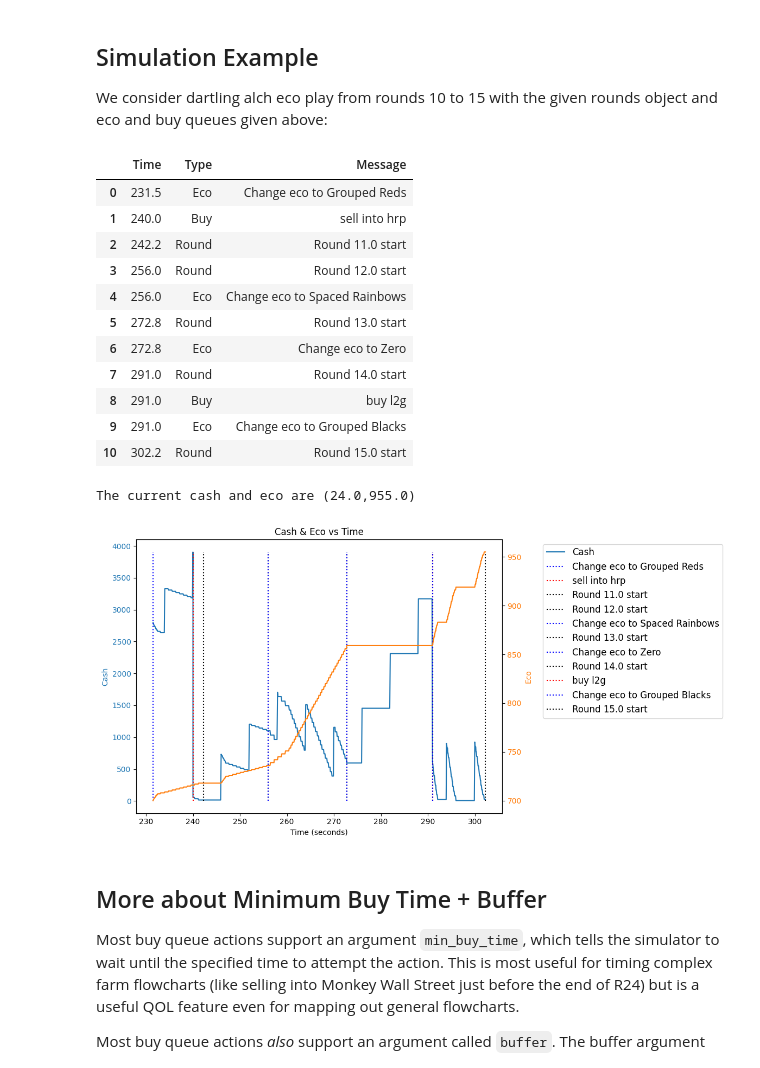
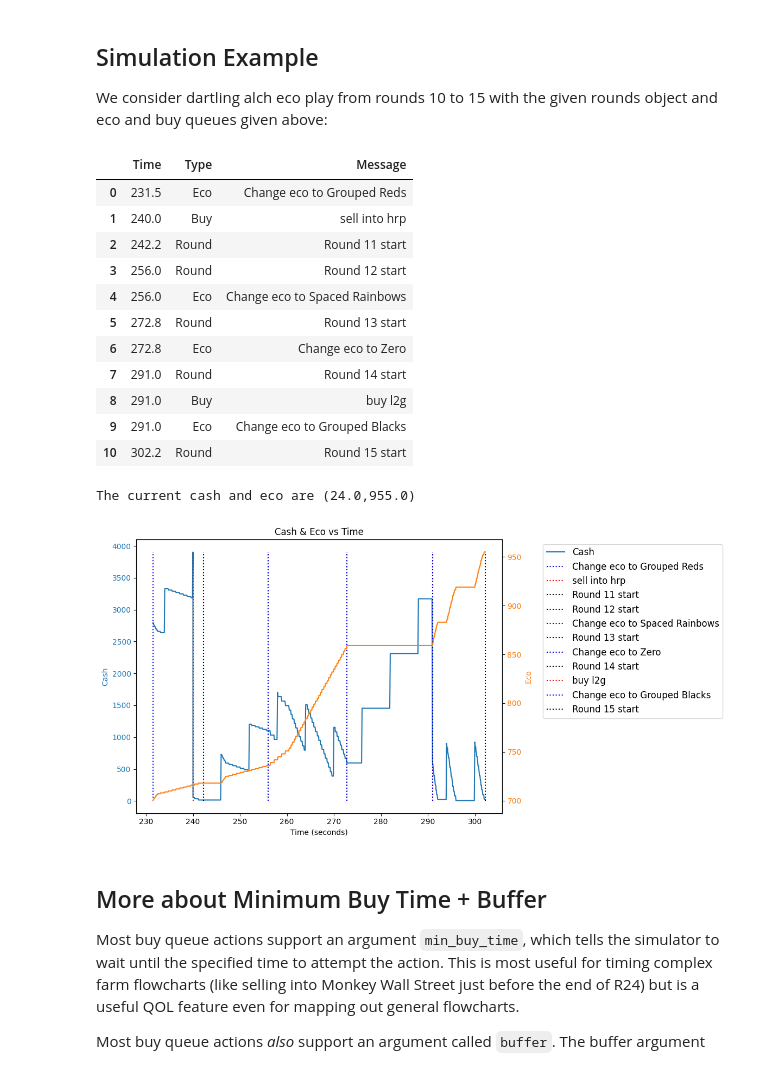
Before and after one commit to redlaserbmBTD/BTDB2_SIMULATOR, a Jupyter notebook: tutorials/2_using_queues.ipynb, the cells around one changed output. Saved outputs shown, nothing was run; the diff lists cells and outputs as text; code cells hidden in the pictures.

```diff
--- a/tutorials/2_using_queues.ipynb
+++ b/tutorials/2_using_queues.ipynb
@@ -74,33 +74,33 @@ We consider dartling alch eco play from rounds 10 to 15 with the given rounds ob
 # %%
 initial_state_game = {
     'Cash': 2800,
     'Eco': 700,
     'Rounds': rounds,
     'Game Round': 10,
     'Buy Queue': buy_queue,
     'Eco Queue': eco_queue
 }
 
 game_state = b2.GameState(initial_state_game)
 game_state.fastForward(target_round = 15)
-game_state.viewCashEcoHistory()
+dd.viewHistory(game_state)
 b2.writeLog(game_state.logs, filename = 'using_queues')
 print("The current cash and eco are (%s,%s)"%(game_state.cash, game_state.eco))
 # %% [output]
 |  | Time | Type | Message |
 | 0 | 231.5 | Eco | Change eco to Grouped Reds |
 | 1 | 240.0 | Buy | sell into hrp |
-| 2 | 242.2 | Round | Round 11.0 start |
-| 3 | 256.0 | Round | Round 12.0 start |
+| 2 | 242.2 | Round | Round 11 start |
+| 3 | 256.0 | Round | Round 12 start |
 | 4 | 256.0 | Eco | Change eco to Spaced Rainbows |
-| 5 | 272.8 | Round | Round 13.0 start |
+| 5 | 272.8 | Round | Round 13 start |
 | 6 | 272.8 | Eco | Change eco to Zero |
-| 7 | 291.0 | Round | Round 14.0 start |
+| 7 | 291.0 | Round | Round 14 start |
 | 8 | 291.0 | Buy | buy l2g |
 | 9 | 291.0 | Eco | Change eco to Grouped Blacks |
-| 10 | 302.2 | Round | Round 15.0 start |
+| 10 | 302.2 | Round | Round 15 start |
 The current cash and eco are (24.0,955.0)
-[figure, old version]
+[figure, new version]
 # %% [markdown]
 ## More about Minimum Buy Time + Buffer
 
```
Also changed, not shown: parts of 1 cell of this notebook, 29 other files.
